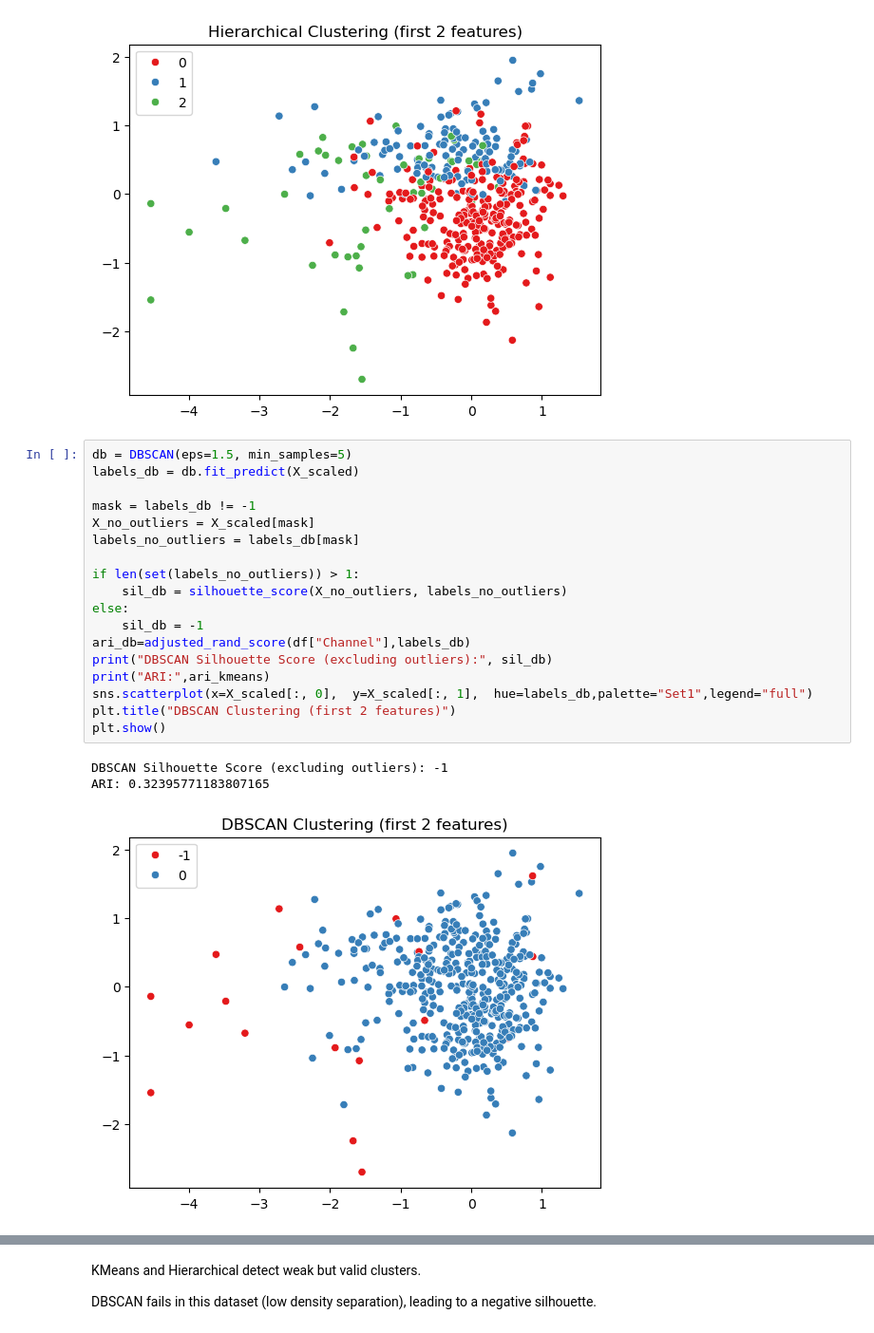
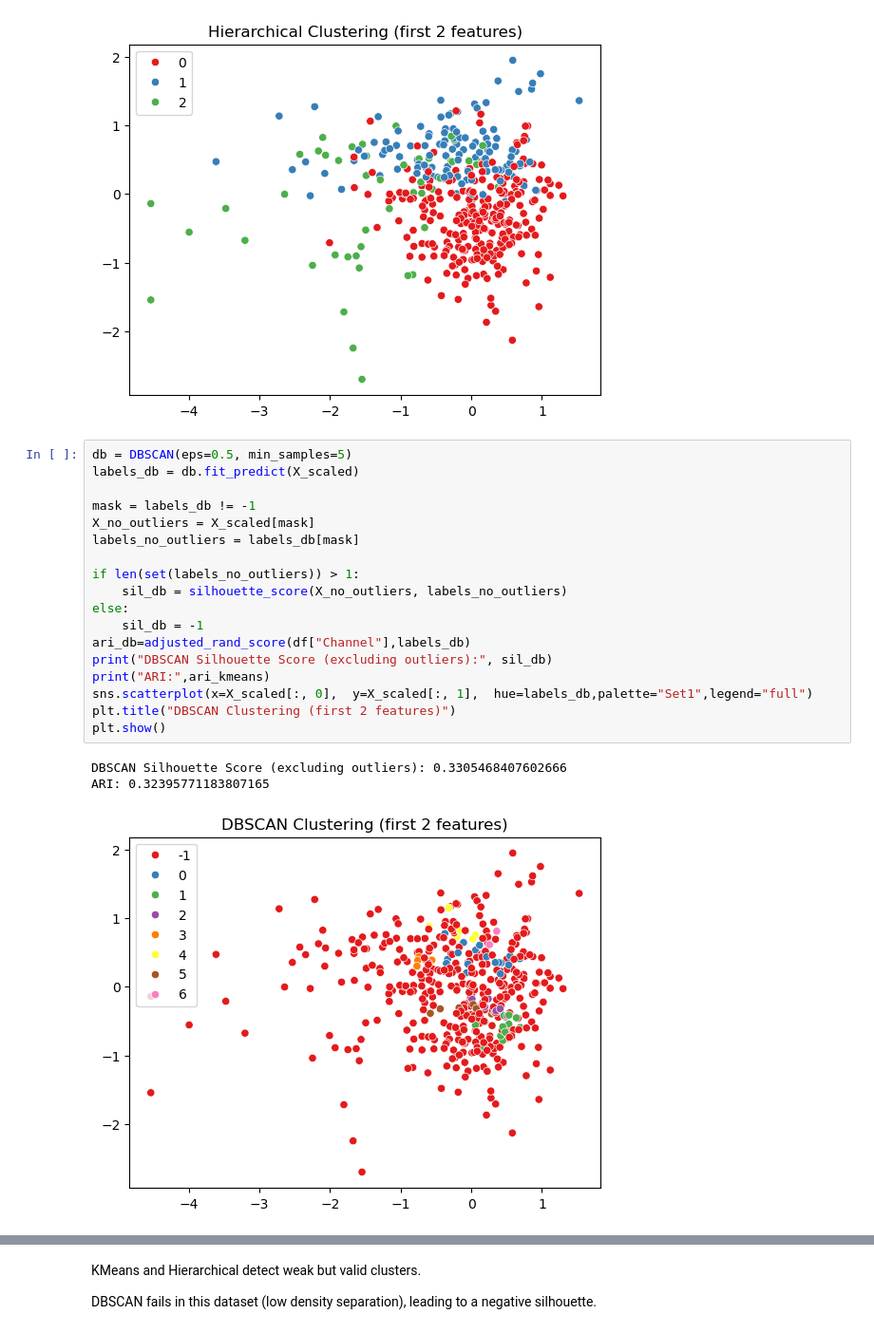
Before and after one commit to boomiikas/Wholesale-customer-dataset---Clustering-in-ML, a Jupyter notebook: code.ipynb, the cells around one changed output, grey strips where cells are left out. Shown: that part at 95% size. Saved outputs shown, nothing was run; the diff lists cells and outputs as text.

```diff
--- a/code.ipynb
+++ b/code.ipynb
@@ -229,27 +229,27 @@ Hierarchical Silhouette Score: 0.24305321817651548
 Hierarchial ARI: 0.32395771183807165
 [figure]
 # %%
-db = DBSCAN(eps=1.5, min_samples=5)
+db = DBSCAN(eps=0.5, min_samples=5)
 labels_db = db.fit_predict(X_scaled)
 
 mask = labels_db != -1
 X_no_outliers = X_scaled[mask]
 labels_no_outliers = labels_db[mask]
 
 if len(set(labels_no_outliers)) > 1:
     sil_db = silhouette_score(X_no_outliers, labels_no_outliers)
 else:
     sil_db = -1
 ari_db=adjusted_rand_score(df["Channel"],labels_db)
 print("DBSCAN Silhouette Score (excluding outliers):", sil_db)
 print("ARI:",ari_kmeans)
 sns.scatterplot(x=X_scaled[:, 0],  y=X_scaled[:, 1],  hue=labels_db,palette="Set1",legend="full")
 plt.title("DBSCAN Clustering (first 2 features)")
 plt.show()
 # %% [output]
-DBSCAN Silhouette Score (excluding outliers): -1
+DBSCAN Silhouette Score (excluding outliers): 0.3305468407602666
 ARI: 0.32395771183807165
-[figure, old version]
+[figure, new version]
 # %%
 results = []
 
```
Also changed, not shown: parts of 1 cell of this notebook.
